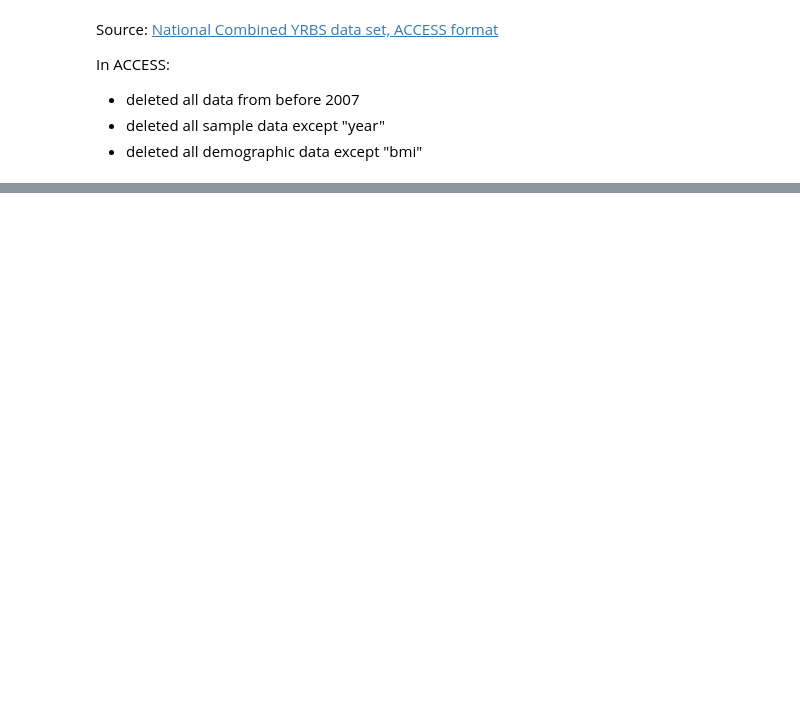
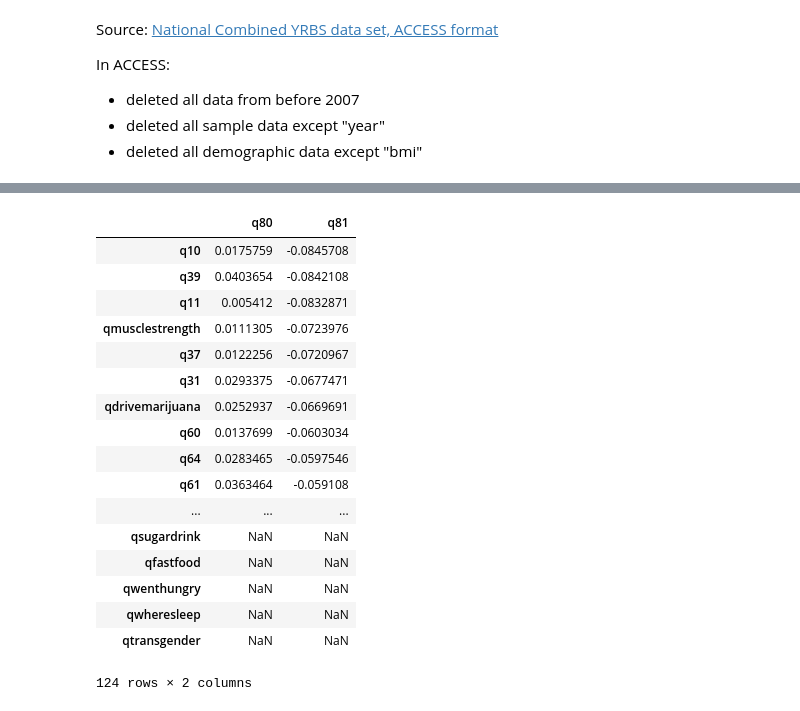
Before and after one commit to ds-modules/LS-22, a Jupyter notebook: Zach/correlation_causation/data-cleaning.ipynb, the cells around one changed output, grey strips where cells are left out. Saved outputs shown, nothing was run; the diff lists cells and outputs as text; code cells hidden in the pictures; blank space fills up the shorter version.

```diff
--- a/Zach/correlation_causation/data-cleaning.ipynb
+++ b/Zach/correlation_causation/data-cleaning.ipynb
@@ -42,0 +43,15 @@ elec = c["q81"]
+# %%
+# generating a bunch of weighted correlation coefficients
+# looking for variables to highlight in the notebook
+qs = national.drop(['year', 'age', 'race7',"sexid",'sex'], axis=1)
+corrs = pd.DataFrame(index=qs.columns.drop('weight'), columns = ['q80','q81'])
+
+for c1 in qs.columns.drop('weight'):
+    for c2 in ['q80','q81']:
+        df = qs.loc[:, [c1, c2, 'weight']].dropna()
+        stats = DescrStatsW(df.drop('weight', axis=1), weights=df.weight)
+        r = stats.corrcoef[0][1]
+        corrs.loc[c1, c2] = r
+
+
+corrs.head()
@@ -43,2 +65,27 @@ elec = c["q81"]
+# %%
+# p-hacking, but for pedagogical purposes
+corrs.sort_values(by="q80", axis=0, ascending=True)
+corrs.sort_values(by="q80", axis=0, ascending=False)
+corrs.sort_values(by="q81", axis=0, ascending=True)
+corrs.sort_values(by="q81", axis=0, ascending=Falase)
+# %% [output]
+|  | q80 | q81 |
+| q10 | 0.0175759 | -0.0845708 |
+| q39 | 0.0403654 | -0.0842108 |
+| q11 | 0.005412 | -0.0832871 |
+| qmusclestrength | 0.0111305 | -0.0723976 |
+| q37 | 0.0122256 | -0.0720967 |
+| q31 | 0.0293375 | -0.0677471 |
+| qdrivemarijuana | 0.0252937 | -0.0669691 |
+| q60 | 0.0137699 | -0.0603034 |
+| q64 | 0.0283465 | -0.0597546 |
+| q61 | 0.0363464 | -0.059108 |
+| ... | ... | ... |
+| qsugardrink | NaN | NaN |
+| qfastfood | NaN | NaN |
+| qwenthungry | NaN | NaN |
+| qwheresleep | NaN | NaN |
+| qtransgender | NaN | NaN |
+124 rows × 2 columns
 # %%
 # renaming columns for clarity
```
Also changed, not shown: parts of 18 cells of this notebook, 3 other files.
